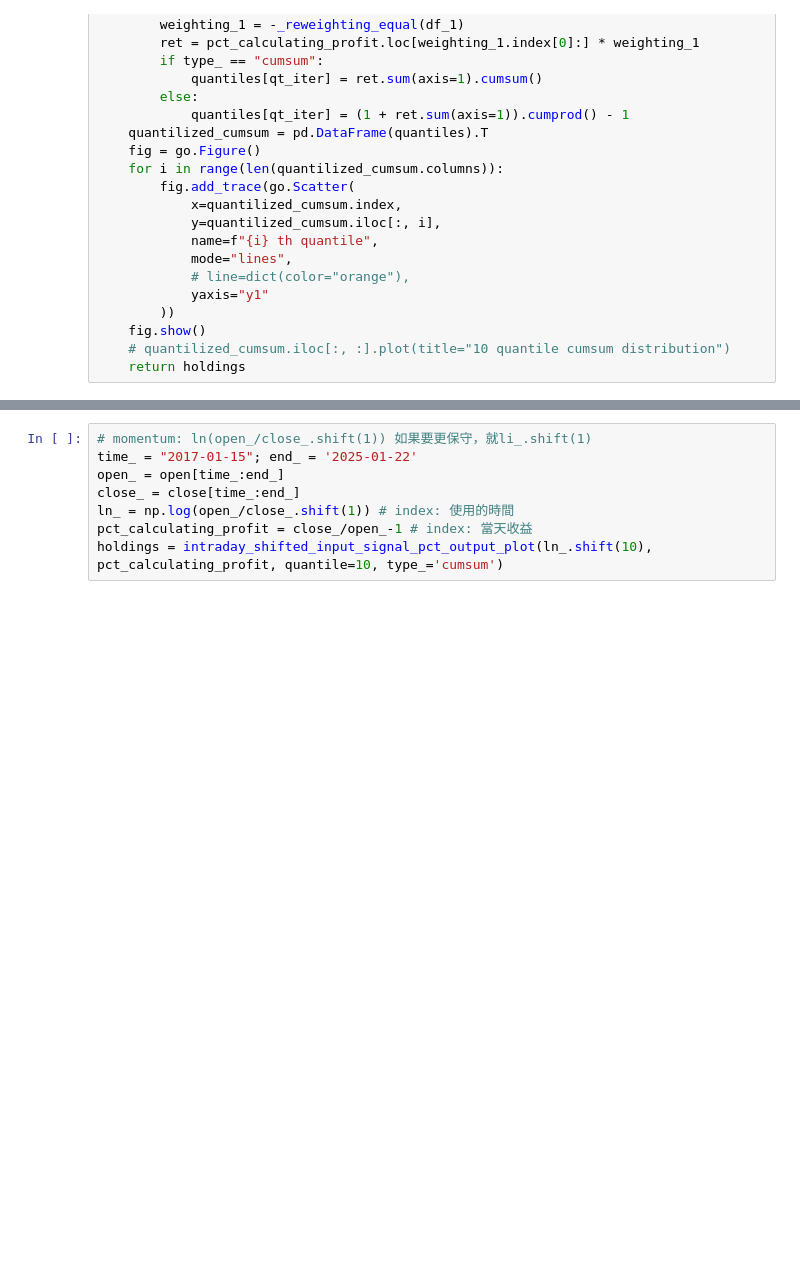
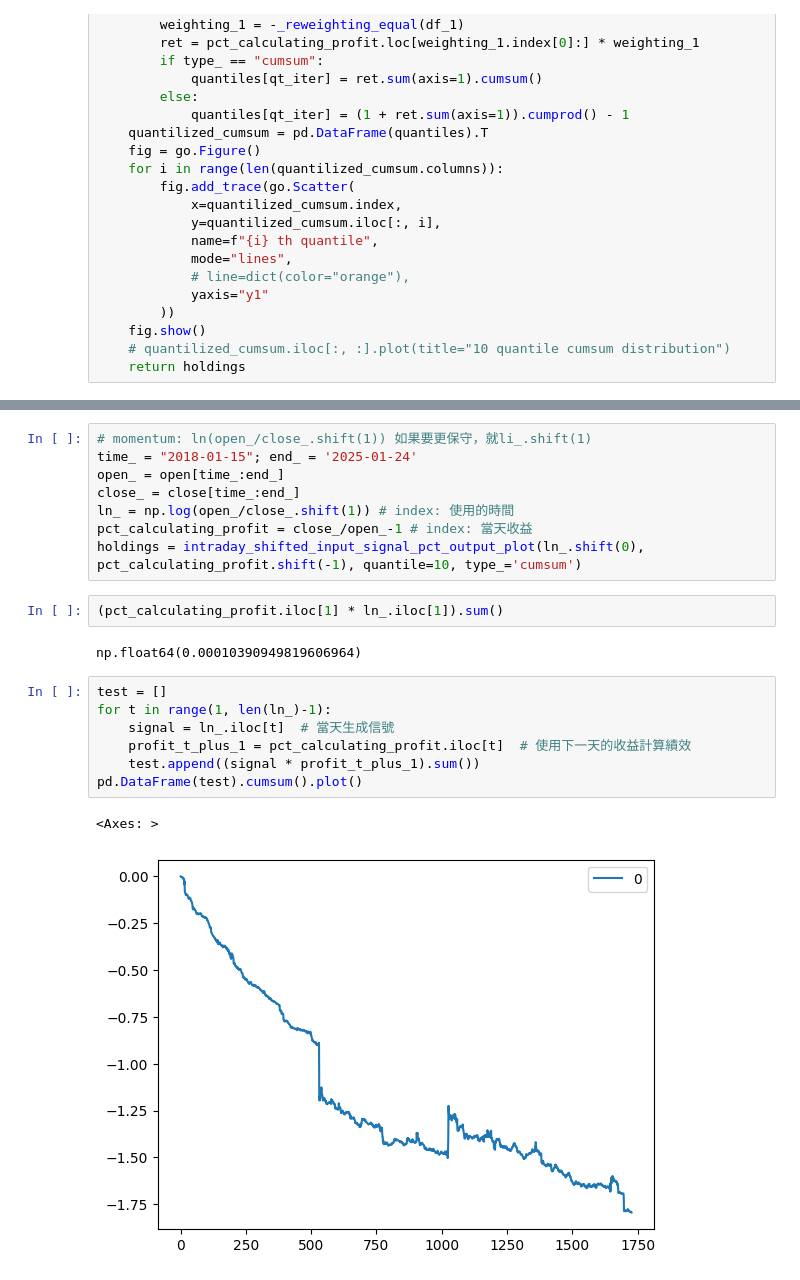
Before and after one commit to tsungyou/2025, a Jupyter notebook: st/hk_var.ipynb, the cells around one changed output, grey strips where cells are left out. Saved outputs shown, nothing was run; the diff lists cells and outputs as text; blank space fills up the shorter version.

```diff
--- a/st/hk_var.ipynb
+++ b/st/hk_var.ipynb
@@ -93,8 +104,22 @@ holdings = intraday_shifted_input_signal_pct_output_plot(ln_, pct_calculating_pr
 # %%
 # momentum: ln(open_/close_.shift(1)) 如果要更保守，就li_.shift(1)
-time_ = "2017-01-15"; end_ = '2025-01-22'
+time_ = "2018-01-15"; end_ = '2025-01-24'
 open_ = open[time_:end_]
 close_ = close[time_:end_]
 ln_ = np.log(open_/close_.shift(1)) # index: 使用的時間
 pct_calculating_profit = close_/open_-1 # index: 當天收益
-holdings = intraday_shifted_input_signal_pct_output_plot(ln_.shift(10), pct_calculating_profit, quantile=10, type_='cumsum')
+holdings = intraday_shifted_input_signal_pct_output_plot(ln_.shift(0), pct_calculating_profit.shift(-1), quantile=10, type_='cumsum')
+# %%
+(pct_calculating_profit.iloc[1] * ln_.iloc[1]).sum()
+# %% [output]
+np.float64(0.00010390949819606964)
+# %%
+test = []
+for t in range(1, len(ln_)-1):
+    signal = ln_.iloc[t]  # 當天生成信號
+    profit_t_plus_1 = pct_calculating_profit.iloc[t]  # 使用下一天的收益計算績效
+    test.append((signal * profit_t_plus_1).sum())
+pd.DataFrame(test).cumsum().plot()
+# %% [output]
+<Axes: >
+[figure, added]
```
Also changed, not shown: parts of 20 cells of this notebook, 9 other files.
